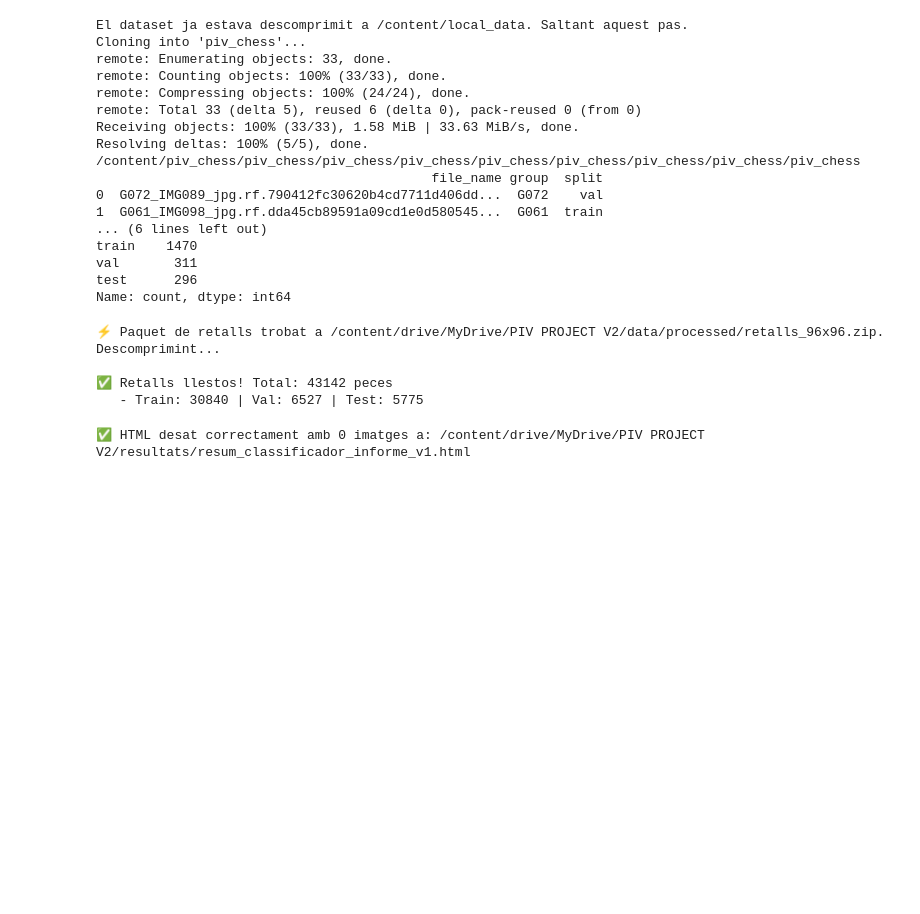
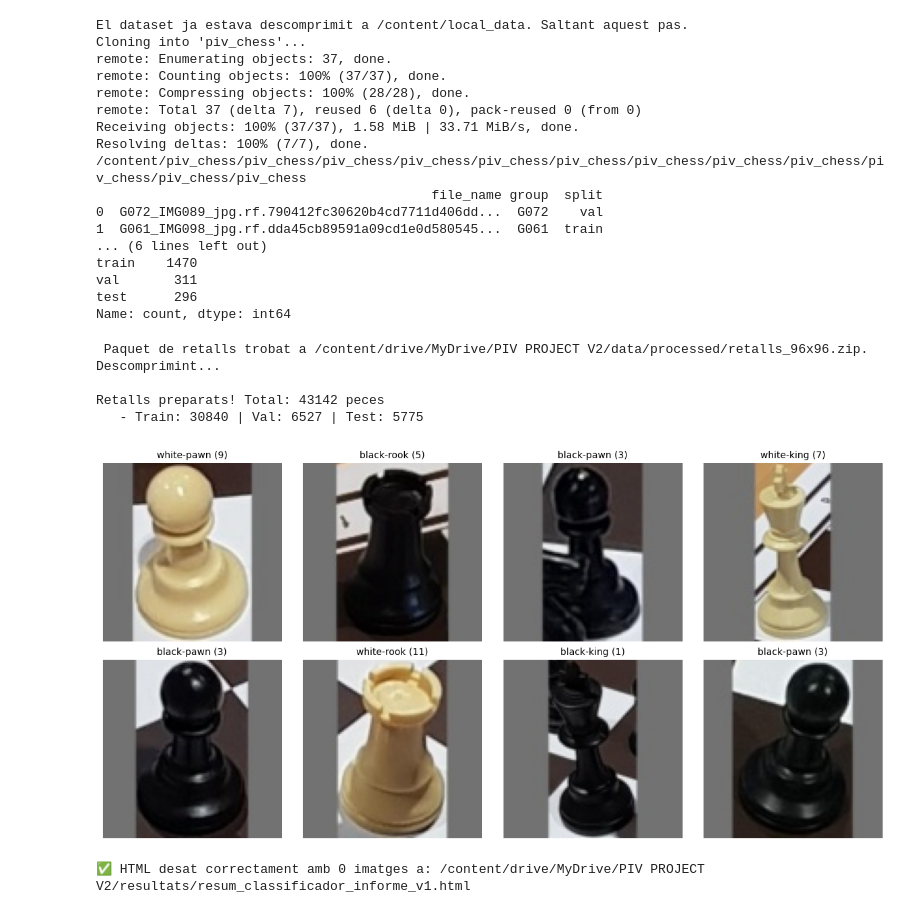
Before and after one commit to victor836768/piv_chess, a Jupyter notebook: notebooks/etapa2.ipynb, the cells around one changed output. Saved outputs shown, nothing was run; the diff lists cells and outputs as text; code cells hidden in the pictures; blank space fills up the shorter version.

```diff
--- a/notebooks/etapa2.ipynb
+++ b/notebooks/etapa2.ipynb
@@ -8,6 +8,7 @@ import json
 import pandas as pd
 from PIL import Image, ImageOps
 from collections import defaultdict
+import matplotlib.pyplot as plt
 
 #ens connectem al drive
 if not os.path.exists('/content/drive/MyDrive'):
@@ -27,7 +28,7 @@ else:
     print("El dataset ja estava descomprimit a /content/local_data. Saltant aquest pas.")
 
 versio_manifest = "v1"
-manifest_dir = f'{drive_path}/particions_manifest_{versio_manifest}.csv'
+manifest_dir = f'{drive_path}/resultats/particions_manifest_{versio_manifest}.csv'
 df_manifest = pd.read_csv(manifest_dir)
 
 # Baixem el codi del repo dins de la màquina virtual de Colab
@@ -54,13 +55,13 @@ file_to_split = dict(zip(df_manifest["file_name"], df_manifest["split"]))
 # %% [output]
 El dataset ja estava descomprimit a /content/local_data. Saltant aquest pas.
 Cloning into 'piv_chess'...
-remote: Enumerating objects: 33, done.
-remote: Counting objects: 100% (33/33), done.
-remote: Compressing objects: 100% (24/24), done.
-remote: Total 33 (delta 5), reused 6 (delta 0), pack-reused 0 (from 0)
-Receiving objects: 100% (33/33), 1.58 MiB | 33.63 MiB/s, done.
-Resolving deltas: 100% (5/5), done.
-/content/piv_chess/piv_chess/piv_chess/piv_chess/piv_chess/piv_chess/piv_chess/piv_chess/piv_chess
+remote: Enumerating objects: 37, done.
+remote: Counting objects: 100% (37/37), done.
+remote: Compressing objects: 100% (28/28), done.
+remote: Total 37 (delta 7), reused 6 (delta 0), pack-reused 0 (from 0)
+Receiving objects: 100% (37/37), 1.58 MiB | 33.71 MiB/s, done.
+Resolving deltas: 100% (7/7), done.
+/content/piv_chess/piv_chess/piv_chess/piv_chess/piv_chess/piv_chess/piv_chess/piv_chess/piv_chess/piv_chess/piv_chess/piv_chess
                                            file_name group  split
 0  G072_IMG089_jpg.rf.790412fc30620b4cd7711d406dd...  G072    val
 1  G061_IMG098_jpg.rf.dda45cb89591a09cd1e0d580545...  G061  train
@@ -108,14 +109,14 @@ idx_to_label = {idx: cat["name"] for idx, cat in enumerate(sorted_cats)}
 #3. farem un for per cada anotacio del manifest de la db original per a fer el retall i el noou manifest del retall i crearem el zip si no existeix.
 
 if os.path.exists(zip_retalls_drive):
-  registrar(
-      f"\n⚡ Paquet de retalls trobat a {zip_retalls_drive}. Descomprimint..."
+  print(
+      f"\n Paquet de retalls trobat a {zip_retalls_drive}. Descomprimint..."
   )
   os.makedirs(retalls_dir, exist_ok=True)
   !unzip -oq "{zip_retalls_drive}" -d /
   df_crops = pd.read_csv(manifest_retalls_local)
 else:
-  registrar("\n✂️ Generant retalls per primera vegada (pot trigar uns segons)...")
+  print("\n Generant retalls per primera vegada (pot trigar uns segons)...")
   os.makedirs(retalls_dir, exist_ok=True)
 
   images_info = {img["id"]: img for img in coco["images"]}
@@ -152,37 +153,51 @@ else:
         ))
         crop_sq = pad_to_square(crop)
         crop_resized = crop_sq.resize(TARGET_SIZE, Image.Resampling.BILINEAR)
 
         crop_save_path = os.path.join(retalls_dir, f"crop_{ann['id']}.jpg")
         crop_resized.save(crop_save_path, quality=95)
 
         manifest_retalls.append({
             "crop_path": crop_save_path,
             "label_idx": cat_id_to_idx[ann["category_id"]],
             "label_name": idx_to_label[cat_id_to_idx[ann["category_id"]]],
             "split": file_to_split[fname],
         })
 
   # Guardem el manifest local i empaquetem cap al Drive
   df_crops = pd.DataFrame(manifest_retalls)
   df_crops.to_csv(manifest_retalls_local, index=False)
 
-  registrar(f"📦 Comprimint retalls cap al Drive: {zip_retalls_drive}")
+  print(f" Comprimint retalls cap al Drive: {zip_retalls_drive}")
   !zip -rq "{zip_retalls_drive}" "{retalls_dir}"
 
 df_train = df_crops[df_crops["split"] == "train"].reset_index(drop=True)
 df_val = df_crops[df_crops["split"] == "val"].reset_index(drop=True)
 df_test = df_crops[df_crops["split"] == "test"].reset_index(drop=True)
 
-registrar(f"\n✅ Retalls llestos! Total: {len(df_crops)} peces")
+registrar(f"\nRetalls preparats! Total: {len(df_crops)} peces")
 registrar(
     f"   - Train: {len(df_train)} | Val: {len(df_val)} | Test: {len(df_test)}"
 )
+
+#ensenyarem uns 8 retalls ja preparats per entrar a la cnn
+mostra = df_train.sample(8)
+fig, axes = plt.subplots(2, 4, figsize=(12, 6))
+
+for ax, (_, fila) in zip(axes.flat, mostra.iterrows()):
+  img = Image.open(fila['crop_path'])
+  ax.imshow(img)
+  ax.set_title(f"{fila['label_name']} ({fila['label_idx']})", fontsize=10)
+  ax.axis('off')
+
+plt.tight_layout()
+plt.show()
 # %% [output]
-⚡ Paquet de retalls trobat a /content/drive/MyDrive/PIV PROJECT V2/data/processed/retalls_96x96.zip. Descomprimint...
+ Paquet de retalls trobat a /content/drive/MyDrive/PIV PROJECT V2/data/processed/retalls_96x96.zip. Descomprimint...
 
-✅ Retalls llestos! Total: 43142 peces
+Retalls preparats! Total: 43142 peces
    - Train: 30840 | Val: 6527 | Test: 5775
+[figure, added]
 # %%
 with open(html_out_path, "w", encoding="utf-8") as f:
   f.write(
```
